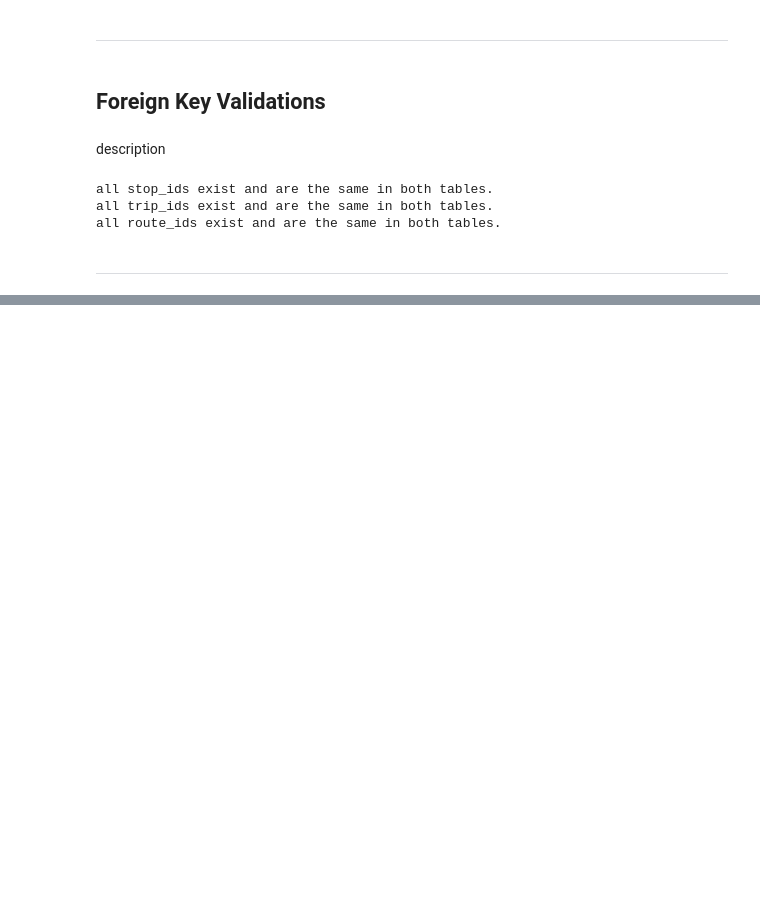
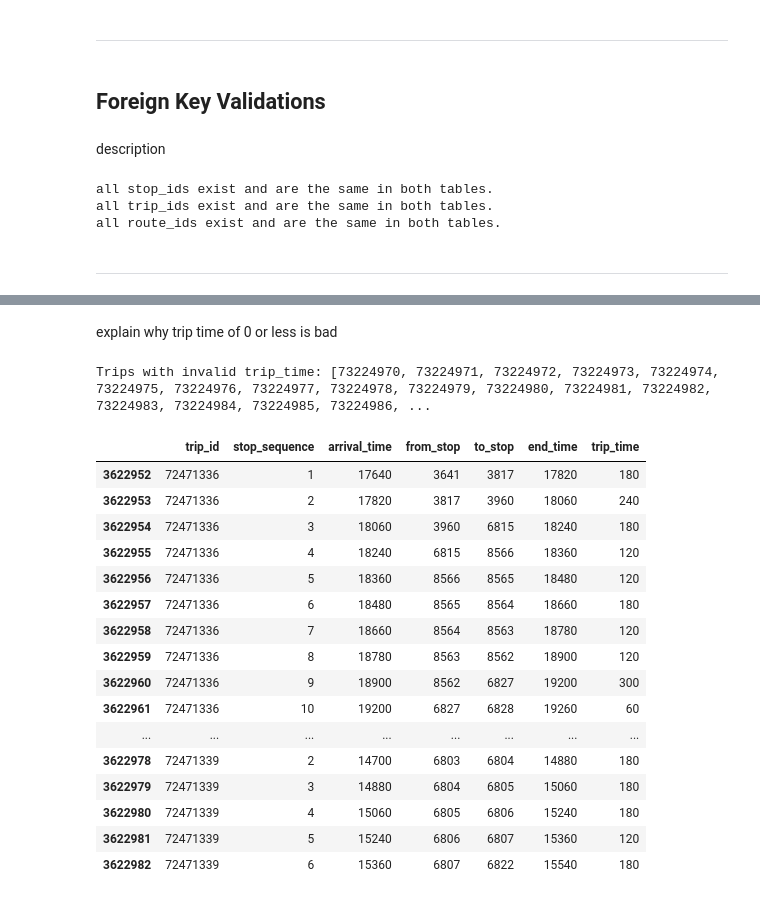
Before and after one commit to Mathemusician1729/Calgary-Transit-Intelligence-Engine, a Jupyter notebook: gtfs_static.ipynb, the cells around one changed output, grey strips where cells are left out. Saved outputs shown, nothing was run; the diff lists cells and outputs as text; code cells hidden in the pictures; blank space fills up the shorter version.

Commit message:
started work on edge_list for graphing/networking later

```diff
--- a/gtfs_static.ipynb
+++ b/gtfs_static.ipynb
@@ -293,0 +296,4 @@ stop_times.head()
+# %%
+# sort to group trip_ids together, and resort stop_sequences
+stop_times = stop_times.sort_values(by=['trip_id', 'stop_sequence'])
+stop_times.head(30)
@@ -612,3 +636,12 @@ all trip_ids exist and are the same in both tables.
 all route_ids exist and are the same in both tables.
 # %% [markdown]
 ---
+# %%
+# create new dataframe for edge_list -- creating 'edges' between each stop and getting total time taken to get from one stop to the next
+edge_list = stop_times[['trip_id', 'stop_sequence', 'arrival_time', 'stop_id']].copy()
+edge_list['to_stop'] = edge_list.groupby('trip_id')['stop_id'].shift(-1) # create `to_stop` column -- stop_id of the stop the transit is heading to
+edge_list['end_time'] = edge_list.groupby('trip_id')['arrival_time'].shift(-1) #asdf
+edge_list = edge_list.dropna(subset=['to_stop', 'end_time']) # remove NaN entries from shifting
+edge_list = edge_list.astype(int) # convert entries back to int
+
+edge_list.head(30)
@@ -614,0 +666,33 @@ all route_ids exist and are the same in both tables.
+# %% [markdown]
+explain why trip time of 0 or less is bad
+# %%
+# calculate travel time
+edge_list['trip_time'] = edge_list['end_time'] - edge_list['arrival_time']
+
+# verify there are no negative or 0 entries for trip time (invalid entries)
+invalid_trip_times = edge_list['trip_time'] <= 0
+print("Trips with invalid trip_time:", edge_list[invalid_trip_times]['trip_id'].unique().tolist())
+# %% [output]
+Trips with invalid trip_time: [73224970, 73224971, 73224972, 73224973, 73224974, 73224975, 73224976, 73224977, 73224978, 73224979, 73224980, 73224981, 73224982, 73224983, 73224984, 73224985, 73224986, ...
+# %%
+# tester column (print results)
+edge_list.rename(columns={"stop_id": "from_stop"}, inplace=True) # rename stop_id to from_stop for easier naming convention
+edge_list.head(30)
+# %% [output]
+|  | trip_id | stop_sequence | arrival_time | from_stop | to_stop | end_time | trip_time |
+| 3622952 | 72471336 | 1 | 17640 | 3641 | 3817 | 17820 | 180 |
+| 3622953 | 72471336 | 2 | 17820 | 3817 | 3960 | 18060 | 240 |
+| 3622954 | 72471336 | 3 | 18060 | 3960 | 6815 | 18240 | 180 |
+| 3622955 | 72471336 | 4 | 18240 | 6815 | 8566 | 18360 | 120 |
+| 3622956 | 72471336 | 5 | 18360 | 8566 | 8565 | 18480 | 120 |
+| 3622957 | 72471336 | 6 | 18480 | 8565 | 8564 | 18660 | 180 |
+| 3622958 | 72471336 | 7 | 18660 | 8564 | 8563 | 18780 | 120 |
+| 3622959 | 72471336 | 8 | 18780 | 8563 | 8562 | 18900 | 120 |
+| 3622960 | 72471336 | 9 | 18900 | 8562 | 6827 | 19200 | 300 |
+| 3622961 | 72471336 | 10 | 19200 | 6827 | 6828 | 19260 | 60 |
+| ... | ... | ... | ... | ... | ... | ... | ... |
+| 3622978 | 72471339 | 2 | 14700 | 6803 | 6804 | 14880 | 180 |
+| 3622979 | 72471339 | 3 | 14880 | 6804 | 6805 | 15060 | 180 |
+| 3622980 | 72471339 | 4 | 15060 | 6805 | 6806 | 15240 | 180 |
+| 3622981 | 72471339 | 5 | 15240 | 6806 | 6807 | 15360 | 120 |
+| 3622982 | 72471339 | 6 | 15360 | 6807 | 6822 | 15540 | 180 |
```
Also changed, not shown: parts of 3 cells of this notebook.
